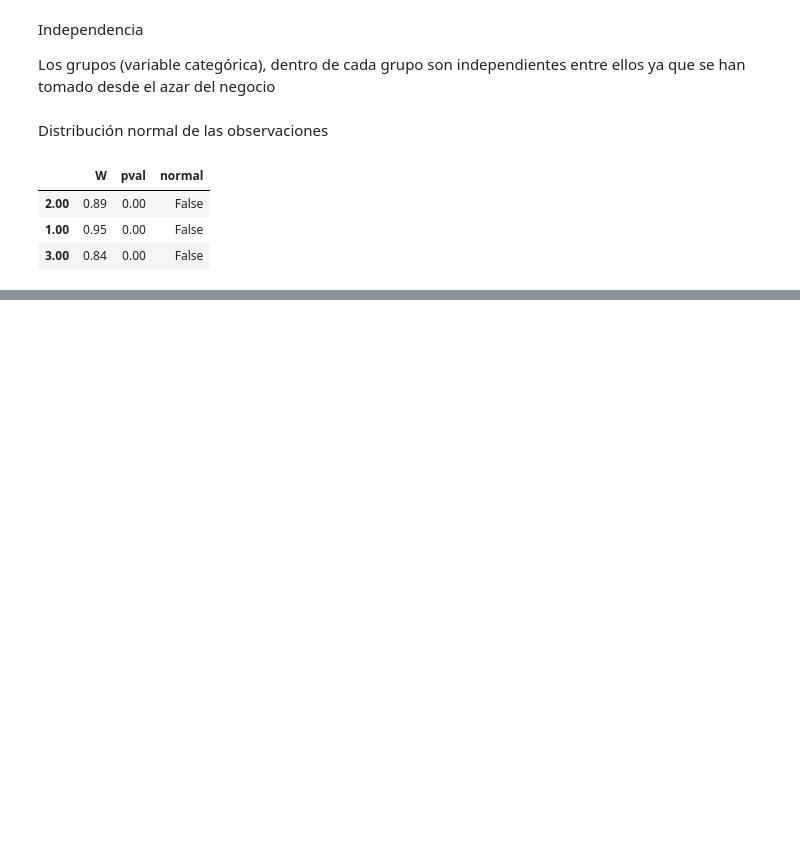
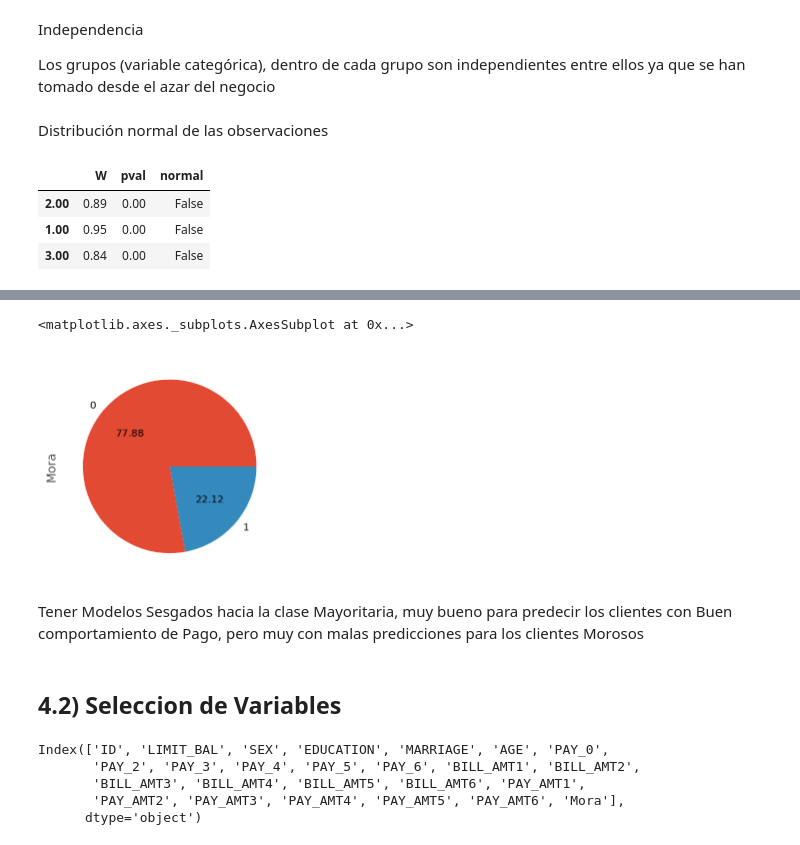
Before and after one commit to Oscar19922017/ProyectoBancoAmerica, a Jupyter notebook: ProyectoBancoAmerica2022.ipynb, the cells around one changed output, grey strips where cells are left out. Drawn from its saved outputs; the diff is of its cells as text; code cells hidden in the pictures; blank space fills up the shorter version.

```diff
--- a/ProyectoBancoAmerica2022.ipynb
+++ b/ProyectoBancoAmerica2022.ipynb
@@ -883,0 +987,17 @@ pg.normality(data=datos, dv="LIMIT_BAL",group="EDUCATION")
+# %%
+df.Mora.value_counts().plot(kind="pie",autopct="%.2f")
+# %% [output]
+<matplotlib.axes._subplots.AxesSubplot at 0x...>
+[figure, added]
+# %% [markdown]
+Tener Modelos Sesgados hacia la clase Mayoritaria, muy bueno para predecir los clientes con Buen comportamiento de Pago, pero muy con malas predicciones para los clientes Morosos
+# %% [markdown]
+## **4.2) Seleccion de Variables**
+# %%
+df.columns
+# %% [output]
+Index(['ID', 'LIMIT_BAL', 'SEX', 'EDUCATION', 'MARRIAGE', 'AGE', 'PAY_0',
+       'PAY_2', 'PAY_3', 'PAY_4', 'PAY_5', 'PAY_6', 'BILL_AMT1', 'BILL_AMT2',
+       'BILL_AMT3', 'BILL_AMT4', 'BILL_AMT5', 'BILL_AMT6', 'PAY_AMT1',
+       'PAY_AMT2', 'PAY_AMT3', 'PAY_AMT4', 'PAY_AMT5', 'PAY_AMT6', 'Mora'],
+      dtype='object')
```
Also changed, not shown: parts of 29 cells of this notebook.
